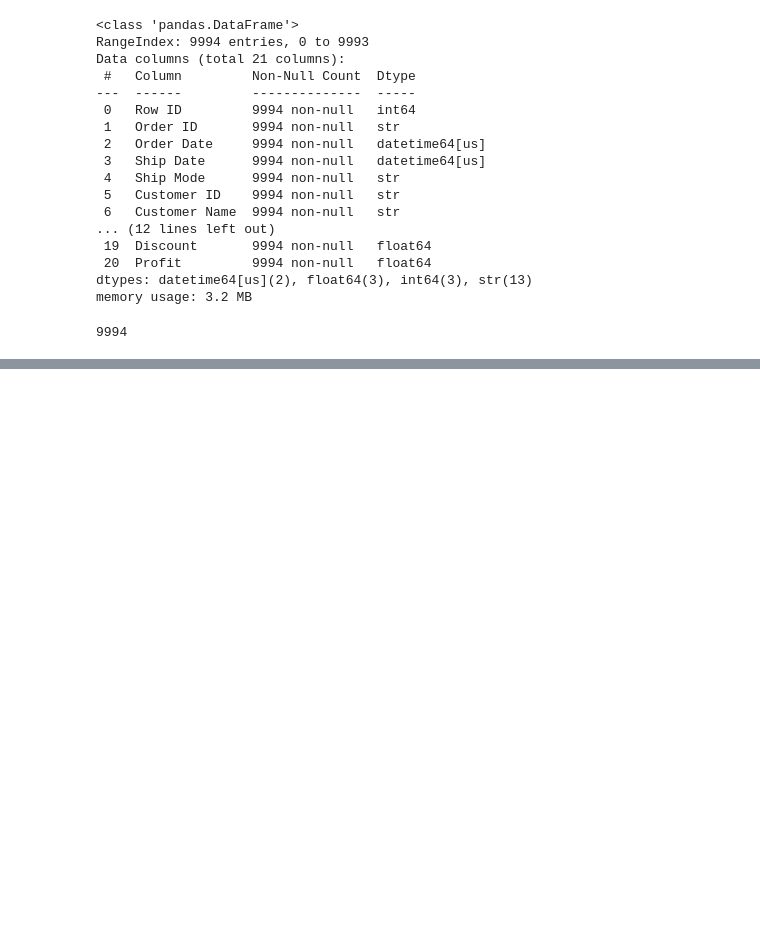
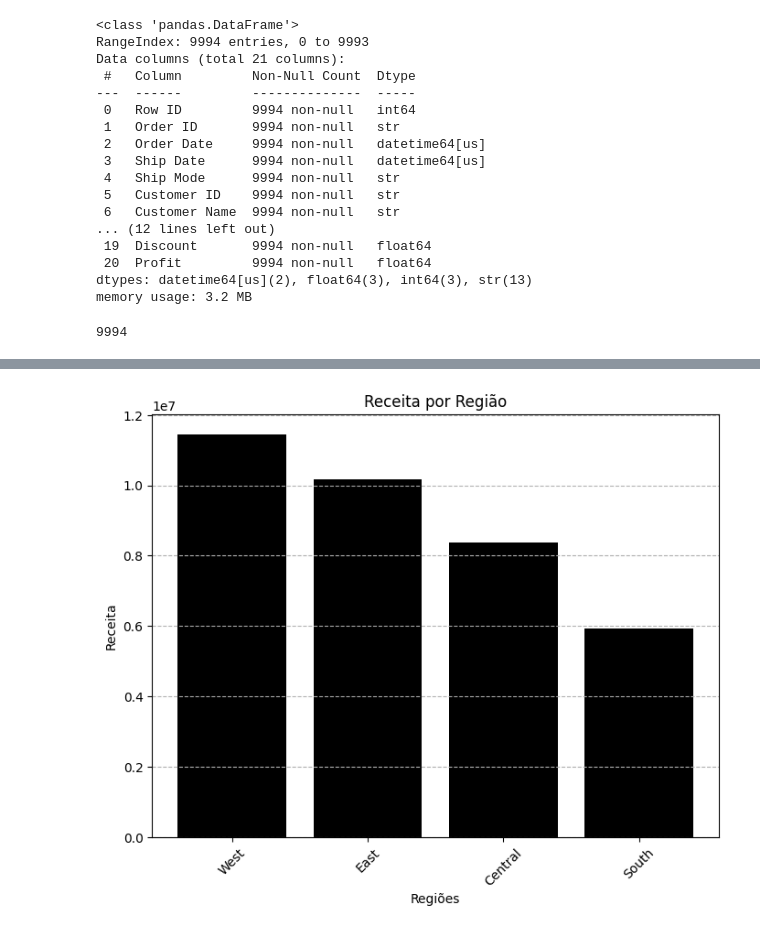
Before and after one commit to HyegoJarllys/DATA-PROJECT, a Jupyter notebook: sql-practice/Pipeline8.ipynb, the cells around one changed output, grey strips where cells are left out. Saved outputs shown, nothing was run; the diff lists cells and outputs as text; code cells hidden in the pictures; blank space fills up the shorter version.

```diff
--- a/sql-practice/Pipeline8.ipynb
+++ b/sql-practice/Pipeline8.ipynb
@@ -238,0 +322,10 @@ df_orders.to_sql('orders.db',conn_o, if_exists="replace", index=False)
+# %%
+query="""
+select c.Region, sum(o.Sales) as Total_Revenue
+from orders o
+inner join customer c on c."Customer ID" = o."Customer ID"
+group by c.Region
+order by Total_Revenue desc
+"""
+revenue_region=pd.read_sql(query,conn)
+revenue_region
@@ -238,0 +392,11 @@ df_orders.to_sql('orders.db',conn_o, if_exists="replace", index=False)
+# %%
+plt.figure(figsize=(8,6))
+plt.bar(revenue_region['Region'], revenue_region['Total_Revenue'], color = 'black')
+plt.title("Receita por Região")
+plt.xlabel("Regiões")
+plt.ylabel("Receita")
+plt.grid(True, axis='y',linestyle='--')
+plt.xticks(rotation=45)
+plt.show()
+# %% [output]
+[figure, added]
```
Also changed, not shown: parts of 13 cells of this notebook, 2 other files.
